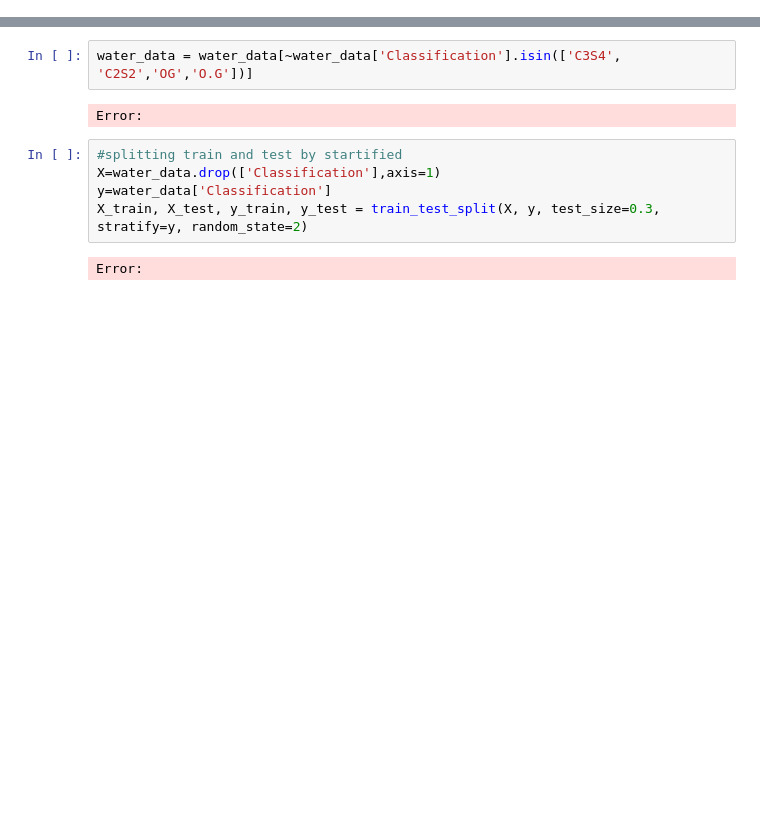
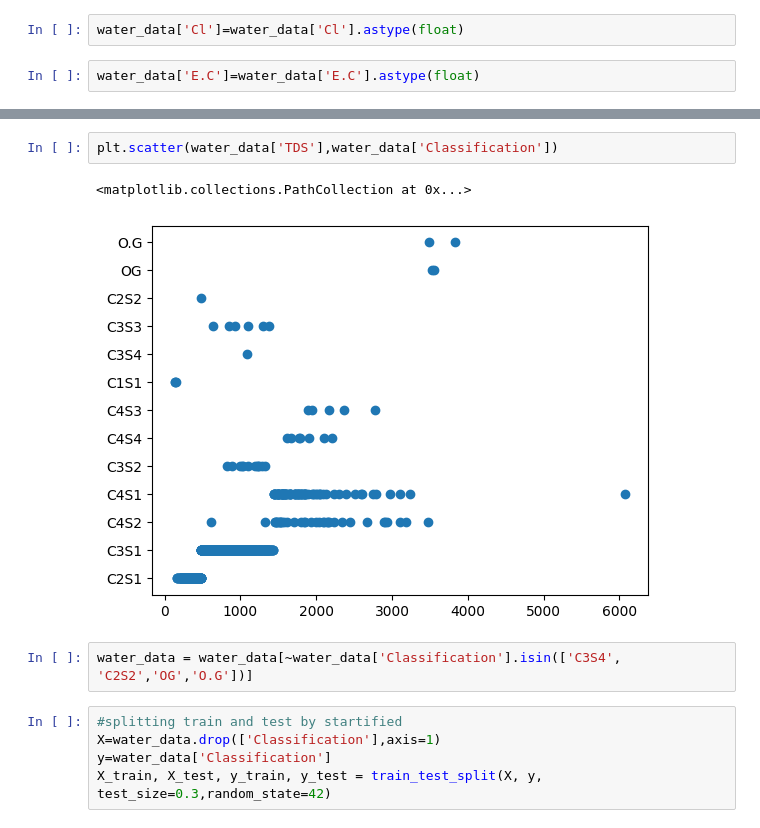
Before and after one commit to PoojaNandyala/GroundwaterAnalysis, a Jupyter notebook: MiniProject.ipynb, the cells around one changed output, grey strips where cells are left out. Drawn from its saved outputs; the diff is of its cells as text; blank space fills up the shorter version.

```diff
--- a/MiniProject.ipynb
+++ b/MiniProject.ipynb
@@ -135,0 +212,4 @@ Error:
+# %%
+water_data['Cl']=water_data['Cl'].astype(float)
+# %%
+water_data['E.C']=water_data['E.C'].astype(float)
@@ -140,11 +294,12 @@ Error:
+# %%
+plt.scatter(water_data['TDS'],water_data['Classification'])
+# %% [output]
+<matplotlib.collections.PathCollection at 0x...>
+[figure, added]
 # %%
 water_data = water_data[~water_data['Classification'].isin(['C3S4', 'C2S2','OG','O.G'])]
-# %% [output]
-Error:
 # %%
 #splitting train and test by startified
 X=water_data.drop(['Classification'],axis=1)
 y=water_data['Classification']
-X_train, X_test, y_train, y_test = train_test_split(X, y, test_size=0.3, stratify=y, random_state=2)
+X_train, X_test, y_train, y_test = train_test_split(X, y, test_size=0.3,random_state=42)
-# %% [output]
-Error:
```
Also changed, not shown: parts of 48 cells of this notebook, 10 other files.
